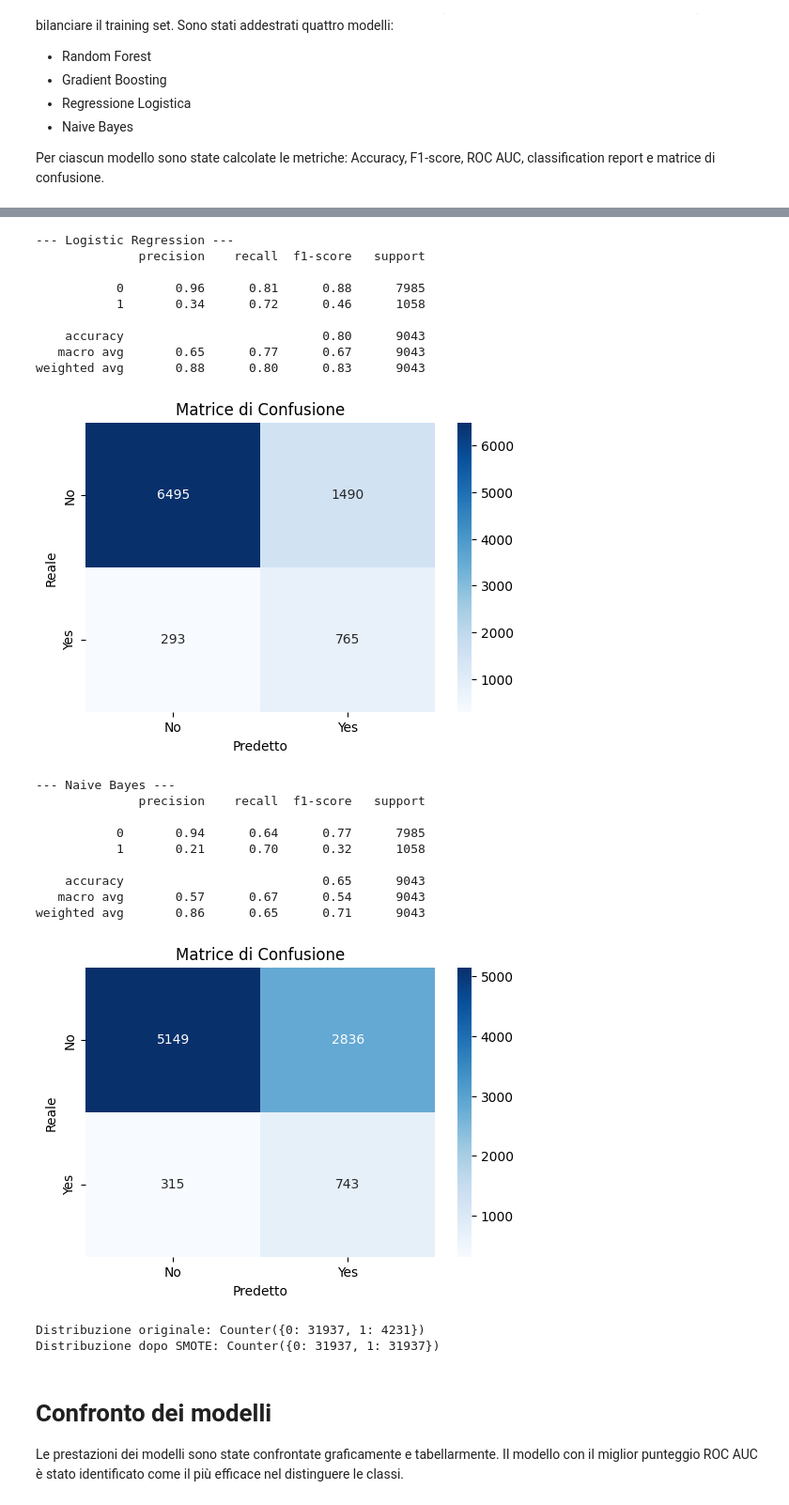
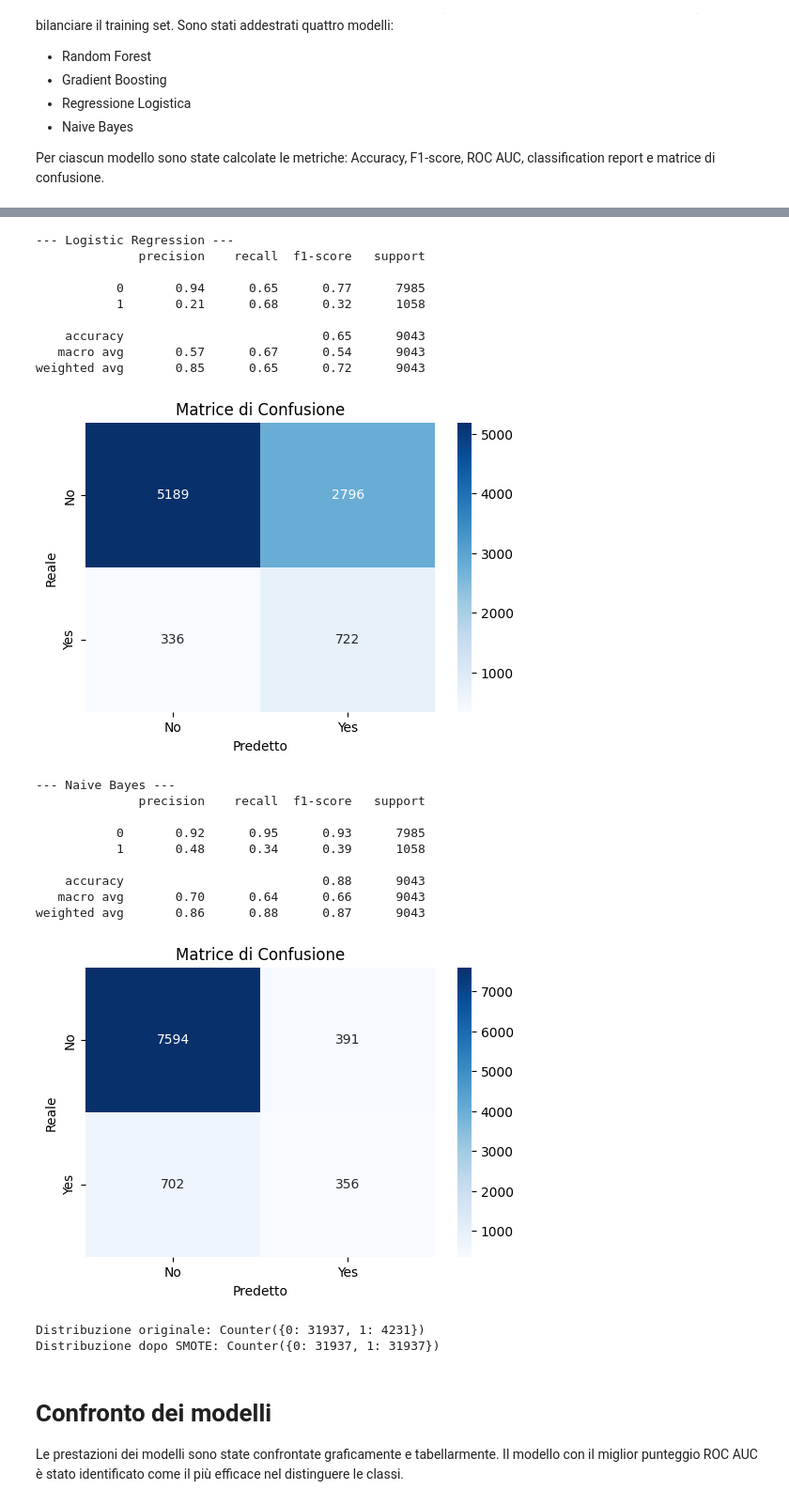
Before and after one commit to Valeferr/bank-deposit-prediction, a Jupyter notebook: bank.ipynb, the cells around one changed output, grey strips where cells are left out. Shown at 94% size. Cells and saved outputs as stored; diff of their text form; code cells hidden in the pictures.

Commit message:
Updated data approach

```diff
--- a/bank.ipynb
+++ b/bank.ipynb
@@ -24,10 +24,8 @@ from imblearn.over_sampling import SMOTE
 # Caricamento del dataset e Analisi esplorativa dei dati (EDA):
 Il dataset è stato inizialmente esplorato per comprenderne la struttura, la distribuzione delle variabili e l'eventuale presenza di valori anomali o mancanti. È stata effettuata un'analisi della distribuzione della variabile target, della correlazione tra le variabili numeriche e della composizione delle variabili categoriche.
 # %%
-# Caricamento del dataset
-df = pd.read_csv('bank.csv', sep=';')
+df = pd.read_csv('bank-full.csv', sep=';')
 
-# Analisi esplorativa dei dati
 print("Dimensioni del dataset:", df.shape)
 print("\nPrime 5 righe:")
 display(df.head())
@@ -46,7 +44,6 @@ sns.heatmap(numeriche.corr(), annot=True, cmap="coolwarm")
 plt.title("Matrice di correlazione")
 plt.show()
 
-# Valori nulli (Assenti)
 print("Valori nulli:\n", df.isnull().sum())
 
 print("\nValori unici per ogni colonna categorica:")
@@ -128,36 +126,36 @@ Le operazioni di preprocessing hanno incluso:
 # %%
-# Sostituiamo "unknown" con NaN
-df.replace('unknown', np.NaN, inplace=True)
+df.replace("unknown", np.nan, inplace=True)
 
-# Analisi dei valori mancanti
 print("\nValori mancanti prima del trattamento:")
 print(df.isnull().sum())
 
 # Imputazione dei valori mancanti con la moda
-for col in ['education', 'job']:
+for col in ['education', 'job', 'poutcome']:
     df[col].fillna(df[col].mode()[0], inplace=True)
 
-# Rimozione della feature 'poutcome'
-df.drop("poutcome", axis=1, inplace=True)
+# Gestione dei missing values nella feature 'contact'
+df['contact'].fillna('unknown', inplace=True)
 
-# Gestione dei missing values nella feature 'contact'
-df['contact'].fillna('no_contact', inplace=True)
-
-# Conversione della variabile target 'y' in formato numerico binario
+# # Conversione target in binario
 df['y'] = df['y'].map({'yes': 1, 'no': 0})
 
-# Verifica finale dei missing values
+# Rimozione di feature che possono causare data leakage o sono poco informative
+df.drop(columns=['default', 'duration'], inplace=True)
+
+# Crazione di una nuova feature binaria 'previous_bin' che indica se ci sono stati contatti precedenti
+df['previous_bin'] = (df['previous'] > 0).astype(int)
+
 print("\n\nValori mancanti dopo il trattamento:")
 print(df.isnull().sum())
 
-# Encoding delle feature categoriche
+# Codifica delle variabili categoriche con One-Hot Encoding
 df_encoded = pd.get_dummies(df.drop('y', axis=1), drop_first=True)
 
-# Split X, y
-X = df.drop("y", axis=1)
-y = df["y"]
+# Standardizzazione delle feature numeriche
+scaler = StandardScaler()
+numerical_cols = ['age', 'balance', 'day', 'campaign', 'pdays', 'previous']
+df_encoded[numerical_cols] = scaler.fit_transform(df_encoded[numerical_cols])
 
-# Verifica del risultato
 print("\nDataset dopo la codifica:")
 display(df.head())
 # %% [output]
@@ -214,12 +227,16 @@ La variabile target è sbilanciata, quindi ho deciso di applicare SMOTE (Synthet
 
 Per ciascun modello sono state calcolate le metriche: Accuracy, F1-score, ROC AUC, classification report e matrice di confusione.
 # %%
+from sklearn.metrics import precision_score
+from imblearn.combine import SMOTETomek
+
 models = {
     "Random Forest": RandomForestClassifier(random_state=42),
     "Gradient Boosting": GradientBoostingClassifier(random_state=42),
     "Logistic Regression": LogisticRegression(max_iter=1000, random_state=42),
     "Naive Bayes": GaussianNB()
 }
+
 results = {}
 
 for name, model in models.items():
@@ -232,6 +249,8 @@ for name, model in models.items():
     y_proba = pipeline.predict_proba(X_test)[:,1]
     results[name] = {
         "Accuracy": accuracy_score(y_test, y_pred),
+        'Recall':recall_score(y_test, y_pred),
+        'Precision': precision_score(y_test, y_pred),
         "F1": f1_score(y_test, y_pred),
         "ROC AUC": roc_auc_score(y_test, y_proba)
     }
@@ -277,23 +296,23 @@ weighted avg       0.89      0.79      0.83      9043
 --- Logistic Regression ---
               precision    recall  f1-score   support
 
-           0       0.96      0.81      0.88      7985
-           1       0.34      0.72      0.46      1058
+           0       0.94      0.65      0.77      7985
+           1       0.21      0.68      0.32      1058
 
-    accuracy                           0.80      9043
-   macro avg       0.65      0.77      0.67      9043
-weighted avg       0.88      0.80      0.83      9043
+    accuracy                           0.65      9043
+   macro avg       0.57      0.67      0.54      9043
+weighted avg       0.85      0.65      0.72      9043
-[figure, old version]
+[figure, new version]
 --- Naive Bayes ---
               precision    recall  f1-score   support
 
-           0       0.94      0.64      0.77      7985
-           1       0.21      0.70      0.32      1058
+           0       0.92      0.95      0.93      7985
+           1       0.48      0.34      0.39      1058
 
-    accuracy                           0.65      9043
-   macro avg       0.57      0.67      0.54      9043
-weighted avg       0.86      0.65      0.71      9043
+    accuracy                           0.88      9043
+   macro avg       0.70      0.64      0.66      9043
+weighted avg       0.86      0.88      0.87      9043
-[figure, old version]
+[figure, new version]
 Distribuzione originale: Counter({0: 31937, 1: 4231})
 Distribuzione dopo SMOTE: Counter({0: 31937, 1: 31937})
 # %% [markdown]
```
Also changed, not shown: parts of 7 cells of this notebook.
